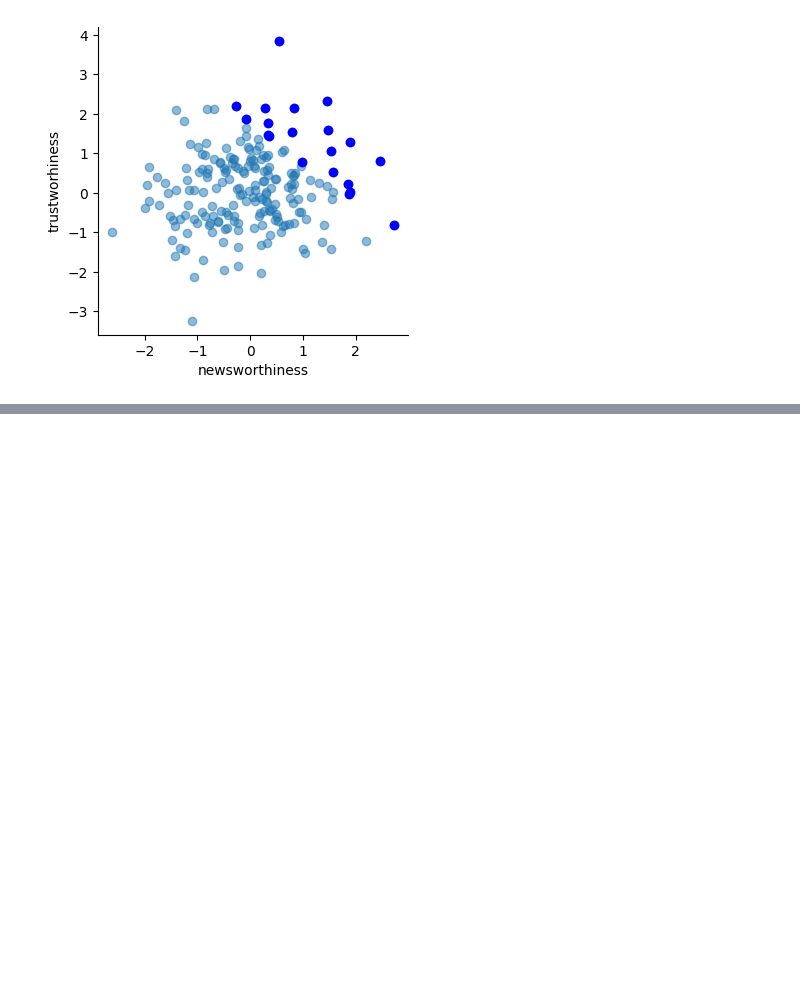
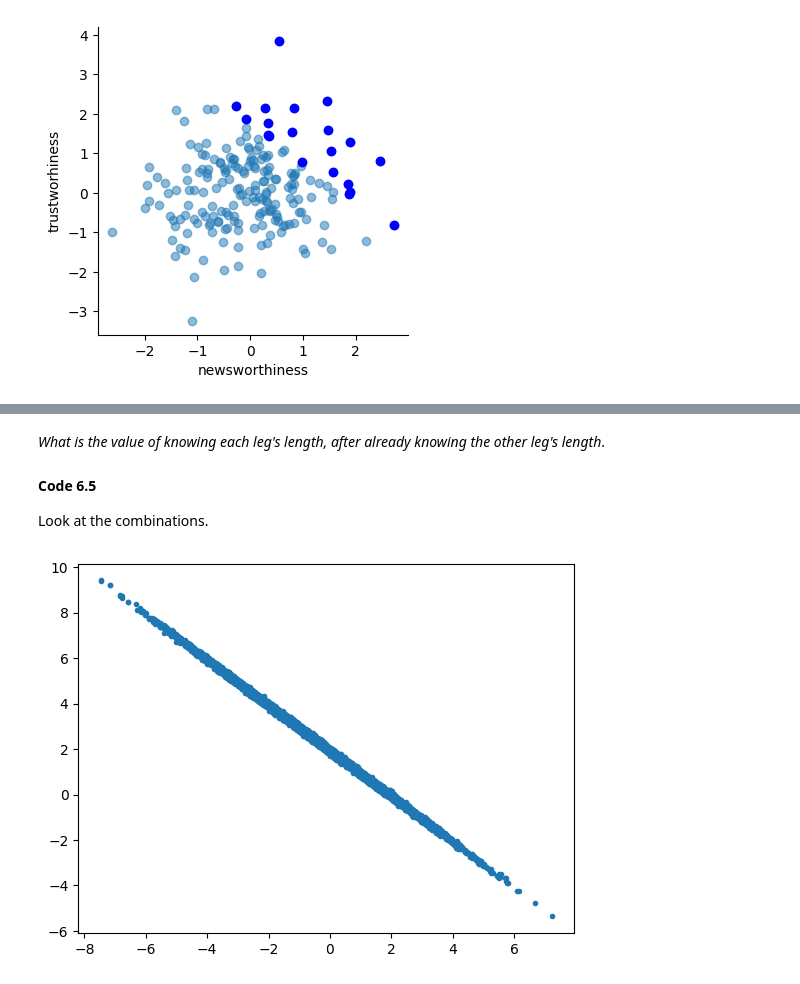
Before and after one commit to Gustavo-SF/Statistical-Rethinking-2Ed, a Jupyter notebook: chapters/6/samples.ipynb, the cells around one changed output, grey strips where cells are left out. Drawn from its saved outputs; the diff is of its cells as text; code cells hidden in the pictures; blank space fills up the shorter version.

```diff
--- a/chapters/6/samples.ipynb
+++ b/chapters/6/samples.ipynb
@@ -48,0 +141,10 @@ Regression will not help finding these scenarios because the act of adding a pre
+# %% [markdown]
+*What is the value of knowing each leg's length, after already knowing the other leg's length*.
+
+#### Code 6.5
+
+Look at the combinations.
+# %%
+plt.plot(post_data['bl'], post_data['br'], '.');
+# %% [output]
+[figure, added]
```
Also changed, not shown: parts of 29 cells of this notebook.
